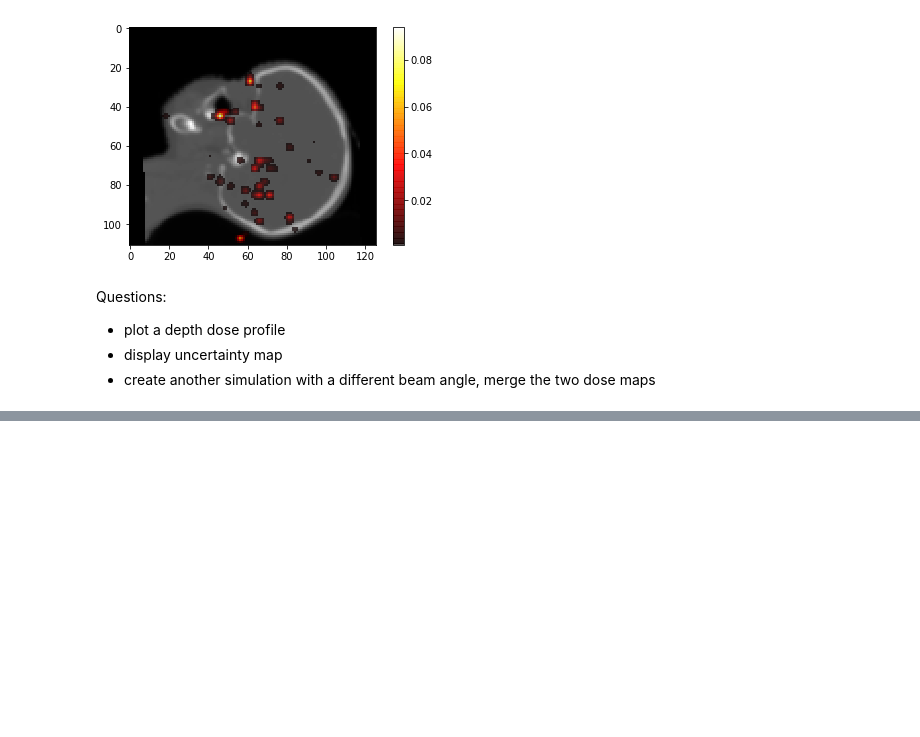
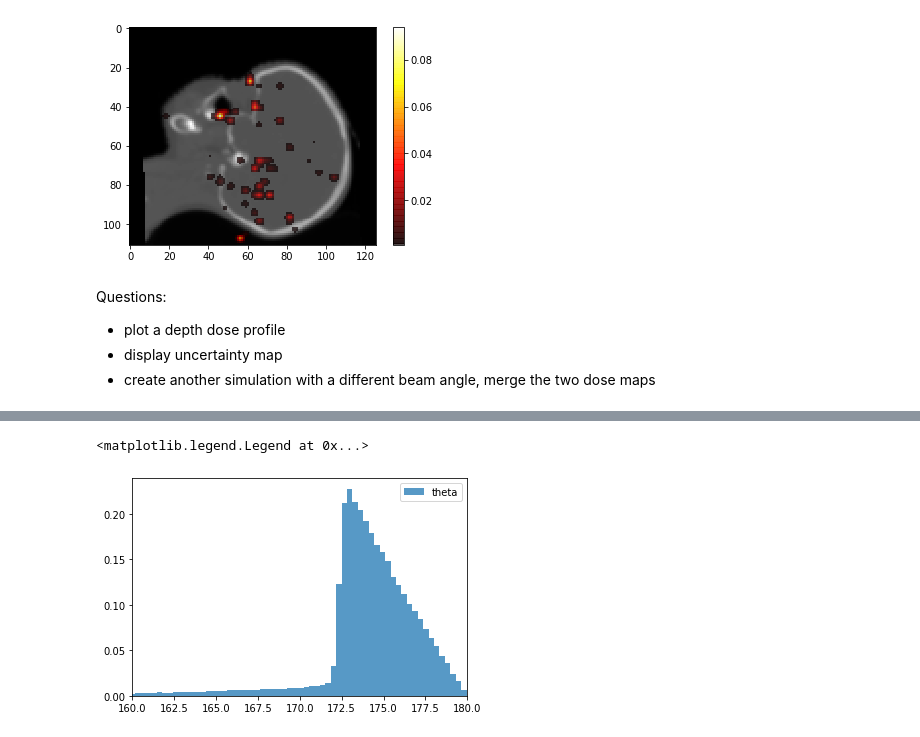
Before and after one commit to MCvin/Python_Gate, a Jupyter notebook: radiotherapy/radiotherapy.ipynb, the cells around one changed output, grey strips where cells are left out. Saved outputs shown, nothing was run; the diff lists cells and outputs as text; code cells hidden in the pictures; blank space fills up the shorter version.

```diff
--- a/radiotherapy/radiotherapy.ipynb
+++ b/radiotherapy/radiotherapy.ipynb
@@ -164,0 +185,10 @@ Text(0,0.5,'dZ')
+# %%
+# Plot the theta angle (main direction dZ
+nbs = 500
+x = np.rad2deg(np.arccos(a[b'dZ']))
+n, bins, patches = plt.hist(x, nbs, density=True, alpha=0.75, label='theta')
+plt.xlim(160,180)
+plt.legend()
+# %% [output]
+<matplotlib.legend.Legend at 0x...>
+[figure, added]
```
Also changed, not shown: parts of 14 cells of this notebook, 26 other files.
